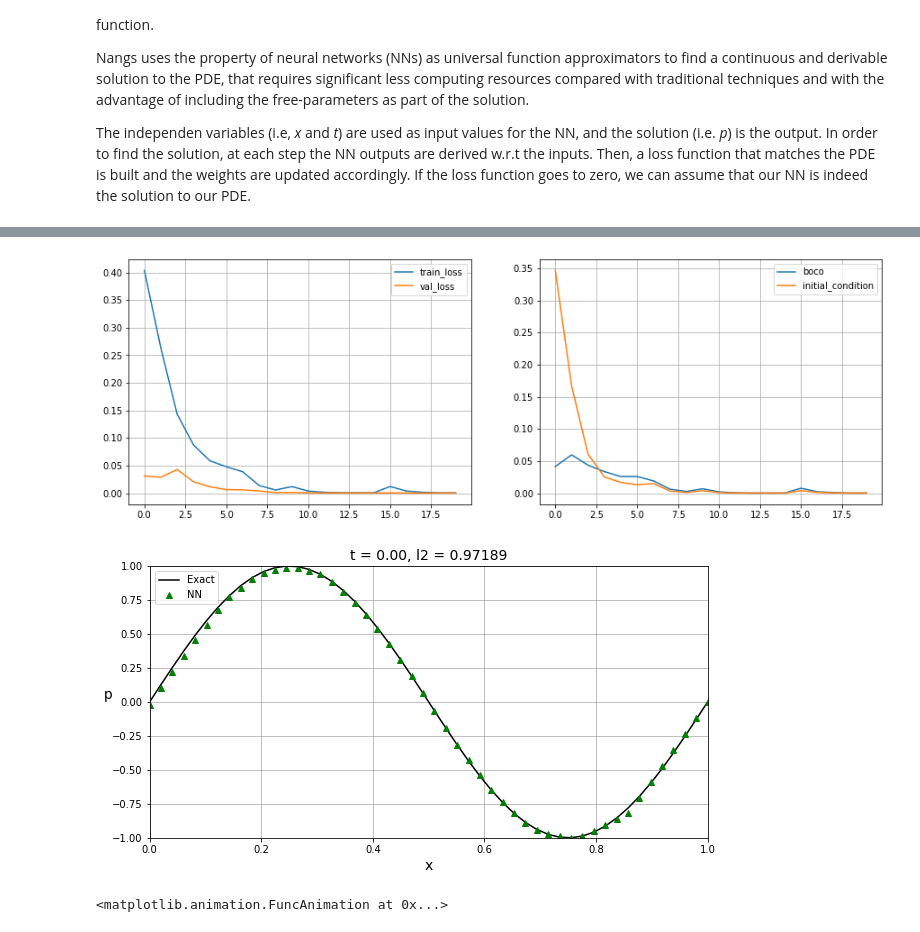
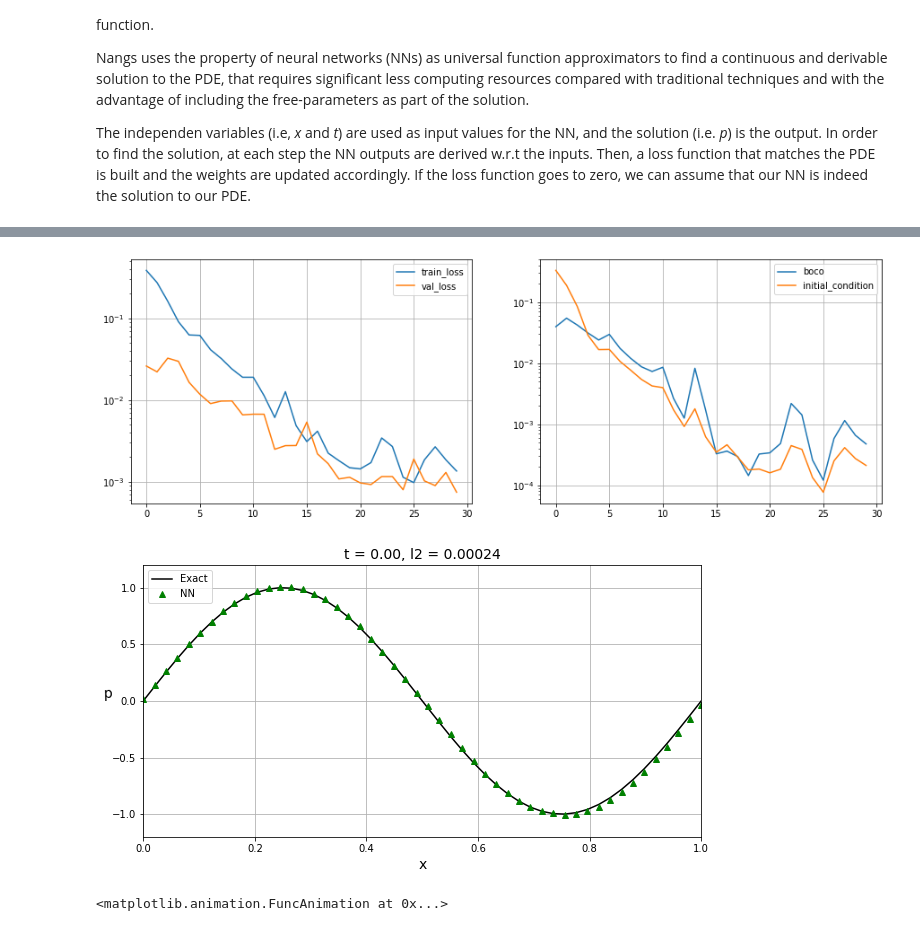
Before and after one commit to smatkovi/nangs, a Jupyter notebook: index.ipynb, the cells around one changed output, grey strips where cells are left out. Cells and saved outputs as stored; diff of their text form; code cells hidden in the pictures.

```diff
--- a/index.ipynb
+++ b/index.ipynb
@@ -54,11 +54,11 @@ from nangs.bocos import PeriodicBoco, DirichletBoco
 class MyPDE(PDE):
     def __init__(self, inputs, outputs, params=None):
         super().__init__(inputs, outputs, params)
-    def computePDELoss(self, grads, inputs, params):
+    def computePDELoss(self, grads, inputs, outputs, params):
         # here is where the magic happens
         dpdt, dpdx = grads['p']['t'], grads['p']['x']
         u = params['u']
-        return dpdt + u*dpdx
+        return [dpdt + u*dpdx]
 
 # instanciate pde
 pde = MyPDE(inputs=['x', 't'], outputs=['p'], params=['u'])
@@ -85,11 +85,11 @@ boco = DirichletBoco('initial_condition', {'x': x, 't': np.array([0])}, {'p': p0
 pde.addBoco(boco)
 
 # define solution topology
-mlp = {'layers': 3, 'neurons': 100, 'activations': 'relu'}
+mlp = {'layers': 3, 'neurons': 256, 'activations': 'relu'}
 pde.buildSolution(mlp)
 
 # set optimization parameters
-pde.compile(lr=0.01, epochs=20, batch_size=32)
+pde.compile(lr=1e-3, epochs=30, batch_size=32)
 
 # find the solution
 hist = pde.solve(device, 'best_solution.pth')
@@ -117,16 +114,18 @@ Epoch 20/20 Losses 0.00056 PDE 0.00018 boco 0.00027 initial_condition 0.00010 Va
 # %%
 fig, (ax1, ax2) = plt.subplots(1, 2, figsize=(15,5))
 ax1.plot(hist['train_loss'], label="train_loss")
 ax1.plot(hist['val_loss'], label="val_loss")
 ax1.grid(True)
+ax1.set_yscale("log")
 ax1.legend()
 for boco in pde.bocos:
     ax2.plot(hist['bocos'][boco.name], label=boco.name)
 ax2.legend()
 ax2.grid(True)
+ax2.set_yscale("log")
 plt.show()
 # %% [output]
-[figure, old version]
+[figure, new version]
 # %%
 # evaluate the solution
 pde.load_state_dict('best_solution.pth')
@@ -135,7 +134,8 @@ t = np.linspace(0,1,100)
 p, p0, l2 = [], [], []
 for _t in t:
     _p0 = np.sin(2.*math.pi*(x-u*_t))
-    _p = pde.evaluate({'x': x, 't': np.array([_t])}, device)
+    pde.evaluate({'x': x, 't': np.array([_t])}, device)
+    _p = pde.outputs['p']
     _l2 = np.mean((_p - _p0)**2)
     p.append(_p)
     p0.append(_p0)
@@ -154,7 +154,7 @@ def plot(x, p, p0, t, l2):
     ax.legend(loc="upper left")
     ax.grid(True)
     ax.set_xlim([0, 1])
-    ax.set_ylim([-1, 1])
+    ax.set_ylim([-1.2, 1.2])
     return [tit]
 
 def get_anim(fig, ax, x, p, p0, t, l2):
@@ -167,7 +167,7 @@ ax = fig.add_subplot(111, autoscale_on=False)
 animate = get_anim(fig, ax, x, p, p0, t, l2)
 anim = animation.FuncAnimation(fig, animate, frames=len(t), interval=100, blit=True)
 # %% [output]
-[figure, old version]
+[figure, new version]
 # %%
 anim
 # %% [output]
```
Also changed, not shown: parts of 1 cell of this notebook, 18 other files.
